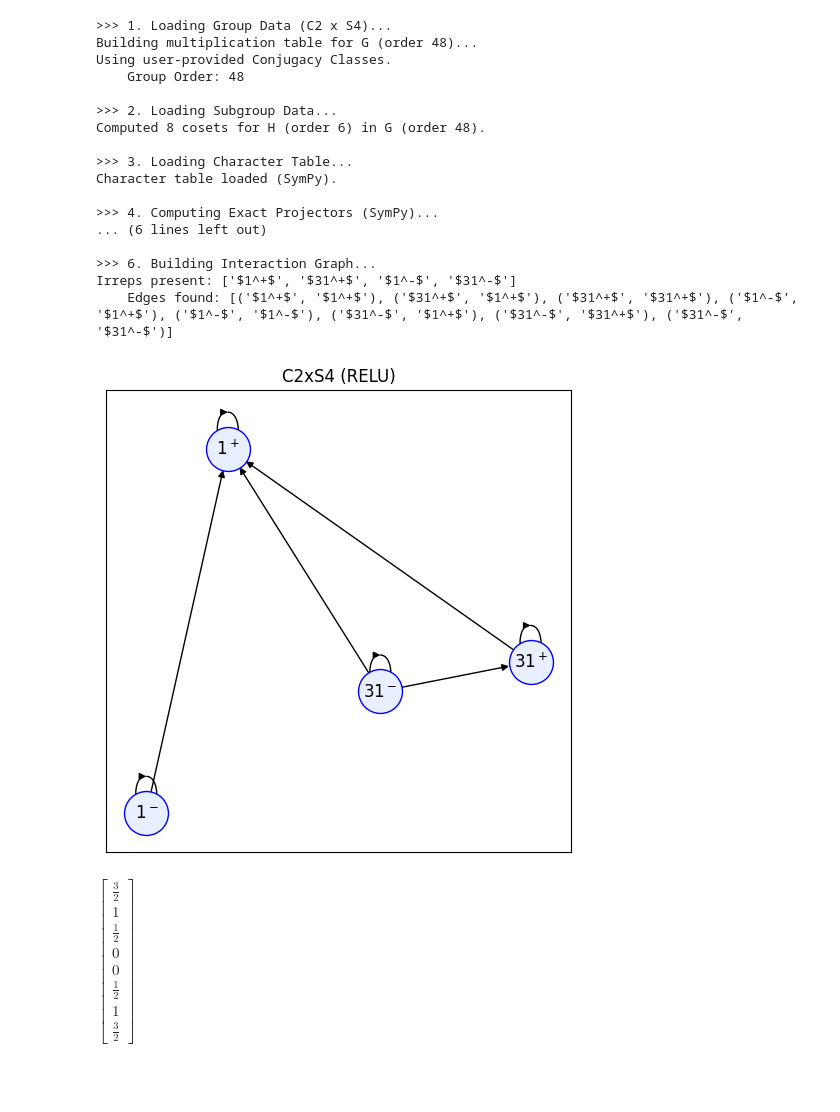
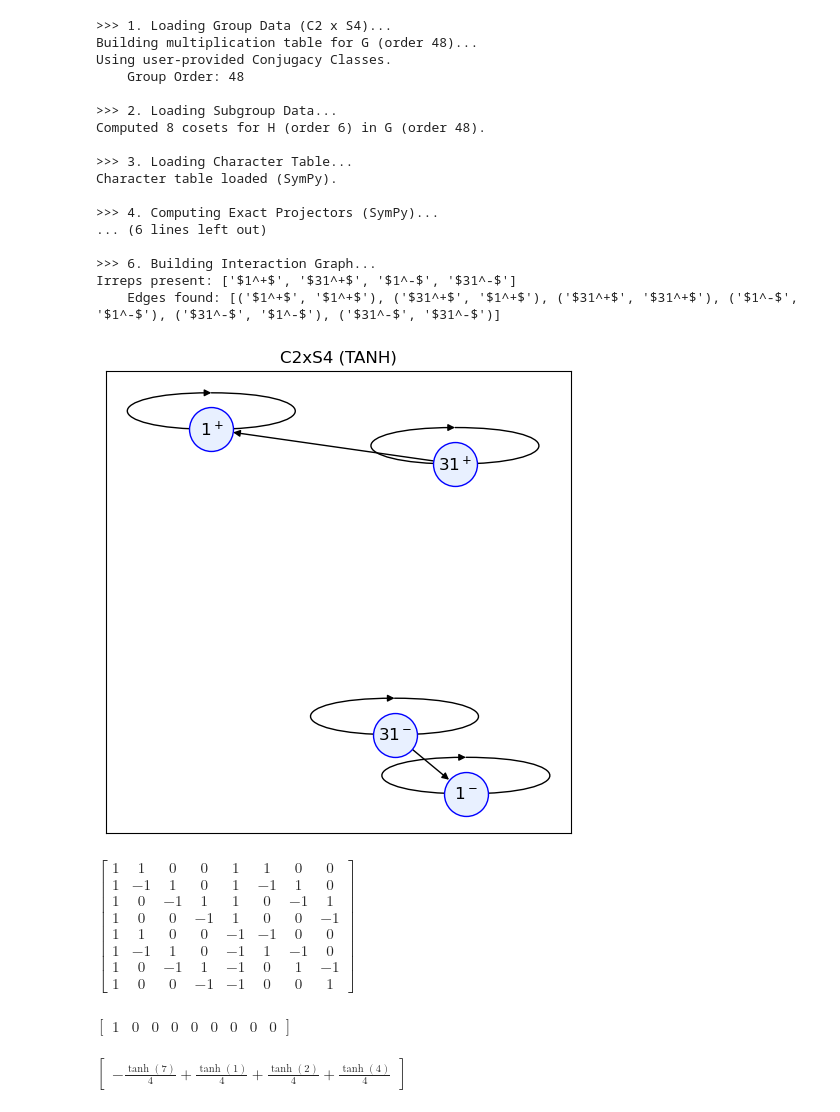
Before and after one commit to ManiShayestehfar/Masters, a Jupyter notebook: equivarient_NN/finite_groups/C2_X_S4_S3.ipynb, the cells around one changed output. Drawn from its saved outputs; the diff is of its cells as text; code cells hidden in the pictures; blank space fills up the shorter version.

```diff
--- a/equivarient_NN/finite_groups/C2_X_S4_S3.ipynb
+++ b/equivarient_NN/finite_groups/C2_X_S4_S3.ipynb
@@ -247,30 +247,30 @@ def run_analysis(activation_fn, verbose=False):
         plt.show()
 # %%
 def RELU(x): return sp.Max(0, x)
-def TANH(x): return (sp.exp(x) - sp.exp(-x)) / (sp.exp(x) + sp.exp(-x))
+def TANH(x): return sp.tanh(x)
 def SIGMOID(x): return 1 / (1 + sp.exp(-x))
 def LINEAR(x): return x
 
-run_analysis(RELU, verbose=True)
+run_analysis(TANH, verbose=True)
 # %% [output]
 >>> 1. Loading Group Data (C2 x S4)...
 Building multiplication table for G (order 48)...
 Using user-provided Conjugacy Classes.
     Group Order: 48
 
 >>> 2. Loading Subgroup Data...
 Computed 8 cosets for H (order 6) in G (order 48).
 
 >>> 3. Loading Character Table...
 Character table loaded (SymPy).
 
 >>> 4. Computing Exact Projectors (SymPy)...
 ... (6 lines left out)
 
 >>> 6. Building Interaction Graph...
 Irreps present: ['$1^+$', '$31^+$', '$1^-$', '$31^-$']
-    Edges found: [('$1^+$', '$1^+$'), ('$31^+$', '$1^+$'), ('$31^+$', '$31^+$'), ('$1^-$', '$1^+$'), ('$1^-$', '$1^-$'), ('$31^-$', '$1^+$'), ('$31^-$', '$31^+$'), ('$31^-$', '$31^-$')]
+    Edges found: [('$1^+$', '$1^+$'), ('$31^+$', '$1^+$'), ('$31^+$', '$31^+$'), ('$1^-$', '$1^-$'), ('$31^-$', '$1^-$'), ('$31^-$', '$31^-$')]
-[figure, old version]
+[figure, new version]
 # %%
 # ============================================================
 # 1. C2 part: permutation rep -> 1 ⊕ sign
@@ -406,16 +406,24 @@ def split_irrep_blocks(v_irrep):
     b2 = v_irrep[4:5, 0]   # 1-dim
     b3 = v_irrep[5:8, 0]   # 3-dim
     return b0, b1, b2, b3
+# %%
+Q_G
+# %% [output]
+$\displaystyle \left[\begin{matrix}1 & 1 & 0 & 0 & 1 & 1 & 0 & 0\\1 & -1 & 1 & 0 & 1 & -1 & 1 & 0\\1 & 0 & -1 & 1 & 1 & 0 & -1 & 1\\1 & 0 & 0 & -1 & 1 & 0 & 0 & -1\\1 & 1 & 0 & 0 & -1 & -1 & 0 & 0\\1 & -1 & 1 & 0 & -1 & 1 & -1 & 0\\1 & 0 & -1 & 1 & -1 & 0 & 1 & -1\\1 & 0 & 0 & -1 & -1 & 0 & 0 & 1\end{matrix}\right]$
+# %%
+sp.Matrix([1,0,0,0,0,0,0,0,0]).T
+# %% [output]
+$\displaystyle \left[\begin{matrix}1 & 0 & 0 & 0 & 0 & 0 & 0 & 0 & 0\end{matrix}\right]$
 # %%
 # Order: (c0⊗e1, c0⊗e2, c0⊗e3, c0⊗e4, c1⊗e1, c1⊗e2, c1⊗e3, c1⊗e4)
 # v_perm = sp.Matrix([1, -2, 3, -4, 0, 5, -1, 2])
-v_perm = sp.Matrix([0,0,0,0,0,1,2,3])
+v_perm = sp.Matrix([0,0,0,0,0,1,5,7])
 
 Q_G, Q_G_inv = product_change_of_basis()
-v_irrep = Q_G_inv * v_perm
-w_irrep = PL_irrep_coords(v_irrep, RELU)
-w_perm = Q_G * w_irrep
+# v_irrep = Q_G * v_perm
+# w_irrep = PL_irrep_coords(v_irrep, RELU)
+# w_perm = Q_G_inv * w_irrep
 
-w_perm
+sp.Matrix([0,0,0,0,1,0,0,0]).T * Q_G_inv * (Q_G * v_perm).applyfunc(lambda x: RELU(x) + TANH(x))
 # %% [output]
-$\displaystyle \left[\begin{matrix}\frac{3}{2}\\1\\\frac{1}{2}\\0\\0\\\frac{1}{2}\\1\\\frac{3}{2}\end{matrix}\right]$
+$\displaystyle \left[\begin{matrix}- \frac{\tanh{\left(7 \right)}}{4} + \frac{\tanh{\left(1 \right)}}{4} + \frac{\tanh{\left(2 \right)}}{4} + \frac{\tanh{\left(4 \right)}}{4}\end{matrix}\right]$
```
Also changed, not shown: parts of 5 cells of this notebook.
